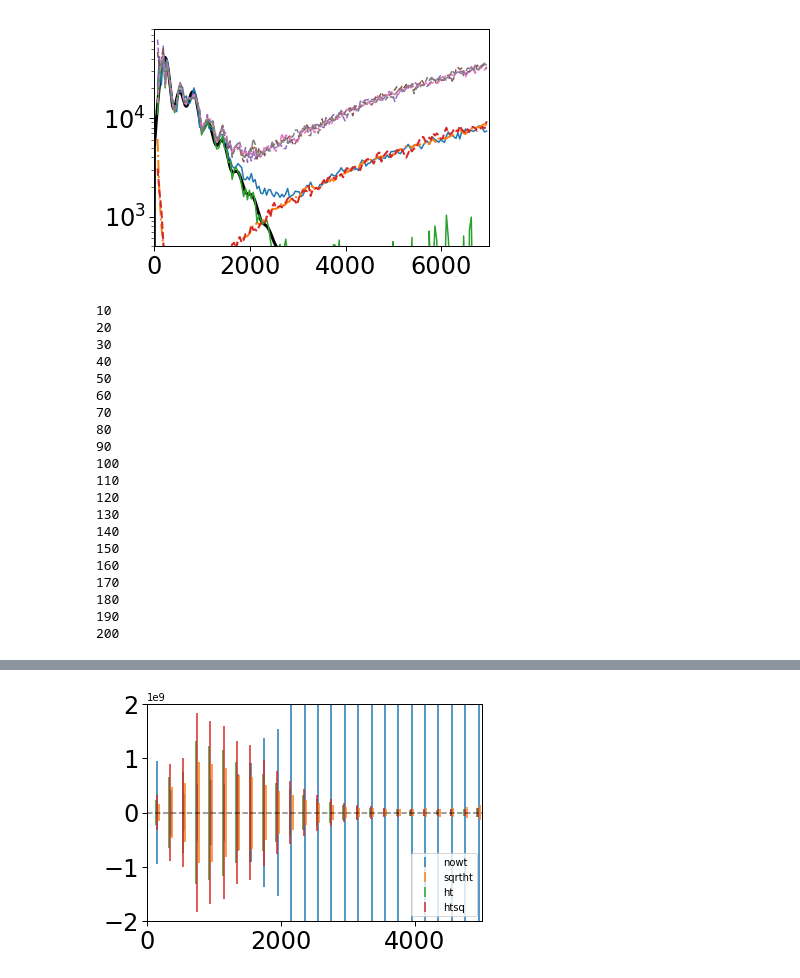
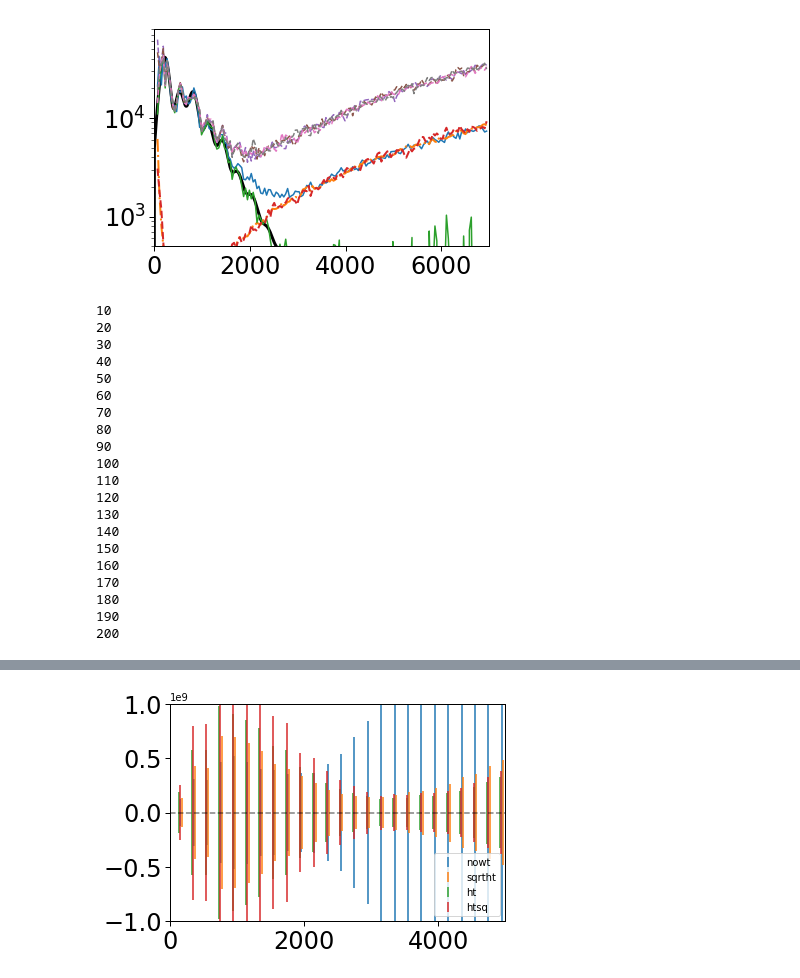
Before and after one commit to msyriac/orphics, a Jupyter notebook: tutorials/NoiseMod.ipynb, the cells around one changed output, grey strips where cells are left out. Drawn from its saved outputs; the diff is of its cells as text; code cells hidden in the pictures.

Commit message:
noise modulation

```diff
--- a/tutorials/NoiseMod.ipynb
+++ b/tutorials/NoiseMod.ipynb
@@ -168,6 +168,7 @@ w2Ext = np.mean(div**4.)
 st = stats.Stats()
 Nsims = 200
 Lbin_edges = np.arange(50,6000,200)
+Lbinner = stats.bin2D(modlmap,Lbin_edges)
 for i in range(Nsims):
     if (i+1)%10==0: print(i+1)
     obs =get_sim()[0]
@@ -179,10 +180,45 @@ for i in range(Nsims):
     Lcents,p1dLExt = maps.binned_power(obs*(div**2.),Lbin_edges,fc=fc,modlmap=modlmap)
     p1dLExt /= w2Ext
 
+
+    splits = get_sim(4)
+    n2d,cross = maps.noise_from_splits(splits,fc)
+    Lcents,n1d = Lbinner.bin(n2d)
+    Lcents,c1d = Lbinner.bin(cross)
+
+    splitsMod = [x*np.sqrt(div) for x in splits]
+    n2dMod,cross = maps.noise_from_splits(splitsMod,fc)
+    Lcents,n1dMod = Lbinner.bin(n2dMod/w2)
+    Lcents,c1dMod = Lbinner.bin(cross/w2)
+
+
+    splitsModAlt = [x*(div) for x in splits]
+    n2dModAlt,cross = maps.noise_from_splits(splitsModAlt,fc)
+    Lcents,n1dModAlt = Lbinner.bin(n2dModAlt/w2Alt)
+    Lcents,c1dModAlt = Lbinner.bin(cross/w2Alt)
+
+
+    splitsModExt = [x*(div**2) for x in splits]
+    n2dModExt,cross = maps.noise_from_splits(splitsModExt,fc)
+    Lcents,n1dModExt = Lbinner.bin(n2dModExt/w2Ext)
+    Lcents,c1dModExt = Lbinner.bin(cross/w2Ext)
+
+
     st.add_to_stats("nowt",p1d)
     st.add_to_stats("sqrtht",p1dL)
     st.add_to_stats("ht",p1dLAlt)
     st.add_to_stats("htsq",p1dLExt)
+
+    st.add_to_stats("nnowt",n1d)
+    st.add_to_stats("nsqrtht",n1dMod)
+    st.add_to_stats("nht",n1dModAlt)
+    st.add_to_stats("nhtsq",n1dModExt)
+
+    st.add_to_stats("cnowt",c1d)
+    st.add_to_stats("csqrtht",c1dMod)
+    st.add_to_stats("cht",c1dModAlt)
+    st.add_to_stats("chtsq",c1dModExt)
+
 
 st.get_stats()
 
@@ -191,44 +227,32 @@ p1dL = st.stats["sqrtht"]['mean']
 p1dLAlt = st.stats["ht"]['mean']
 p1dLExt = st.stats["htsq"]['mean']
 
-Ep1d = st.stats["nowt"]['err']
-Ep1dL = st.stats["sqrtht"]['err']
-Ep1dLAlt = st.stats["ht"]['err']
-Ep1dLExt = st.stats["htsq"]['err']
+n1d = st.stats["nnowt"]['mean']
+n1dL = st.stats["nsqrtht"]['mean']
+n1dLAlt = st.stats["nht"]['mean']
+n1dLExt = st.stats["nhtsq"]['mean']
+
+Ep1d = st.stats["cnowt"]['err']
+Ep1dL = st.stats["csqrtht"]['err']
+Ep1dLAlt = st.stats["cht"]['err']
+Ep1dLExt = st.stats["chtsq"]['err']
 
 
-n2d,cross = maps.noise_from_splits(splits,fc)
-binner = stats.bin2D(modlmap,bin_edges)
-cents,n1d = binner.bin(n2d)
-
-splitsMod = [x*np.sqrt(div) for x in get_sim(4)]
-n2dMod,_ = maps.noise_from_splits(splitsMod,fc)
-cents,n1dMod = binner.bin(n2dMod/w2)
-
-
-splitsModAlt = [x*(div) for x in get_sim(4)]
-n2dModAlt,_ = maps.noise_from_splits(splitsModAlt,fc)
-cents,n1dModAlt = binner.bin(n2dModAlt/w2Alt)
-
-
-splitsModExt = [x*(div**2) for x in get_sim(4)]
-n2dModExt,_ = maps.noise_from_splits(splitsModExt,fc)
-cents,n1dModExt = binner.bin(n2dModExt/w2Ext)
 
 pl = io.Plotter(yscale='log')
 pl.add(ells,ells**2.*cc.theory.lCl('TT',ells),color='k',lw=3)
 pl.add(Lcents,p1dL*Lcents**2.,color="C1",label="sqrt(hit) weight")
 pl.add(Lcents,p1d*Lcents**2.,color="C0",label="no weight")
-pl.add(cents,n1d*cents**2.,ls="-.",lw=2,color="C0")
-pl.add(cents,n1dMod*cents**2.,ls="-.",lw=2,color="C1")
-pl.add(cents,n1dModAlt*cents**2.,ls="-.",lw=2,color="C2")
+pl.add(Lcents,n1d*Lcents**2.,ls="-.",lw=2,color="C0")
+pl.add(Lcents,n1dMod*Lcents**2.,ls="-.",lw=2,color="C1")
+pl.add(Lcents,n1dModAlt*Lcents**2.,ls="-.",lw=2,color="C2")
 pl.add(Lcents,p1dLAlt*Lcents**2.,color="C2",label="hit weight")
-pl.add(cents,n1dModExt*cents**2.,ls="-.",lw=2,color="C3")
+pl.add(Lcents,n1dModExt*Lcents**2.,ls="-.",lw=2,color="C3")
 pl.add(Lcents,p1dLExt*Lcents**2.,color="C3",label="hit sq")
 
 pl._ax.set_xlim(0,ellmax)
-pl._ax.set_ylim(5e2,8e4)
-pl.legend()
+pl._ax.set_ylim(1e2,8e4)
+pl.legend(loc='upper right')
 pl.done()
 
 
@@ -239,7 +263,7 @@ pl.add_err(Lcents-20,Lcents*0.,yerr=Ep1dLAlt*Lcents**4.,label="ht")#,alpha=0.5)
 pl.add_err(Lcents-10,Lcents*0.,yerr=Ep1dLExt*Lcents**4.,label="htsq")#,alpha=0.5)
 
 pl._ax.set_xlim(0,5000)
-pl._ax.set_ylim(-2e9,+2e9)
+pl._ax.set_ylim(-1e9,+1e9)
 
 pl.hline()
 pl.legend(loc = 'lower right')
@@ -269,4 +293,4 @@ pl.done()
-[figure, old version]
+[figure, new version]
 # %%
 pl = io.Plotter()
 #pl.add_err(Lcents-20,Lcents*0.,yerr=Ep1d*Lcents**4.,label="nowt")#,alpha=0.5)
```
Also changed, not shown: parts of 3 cells of this notebook.
